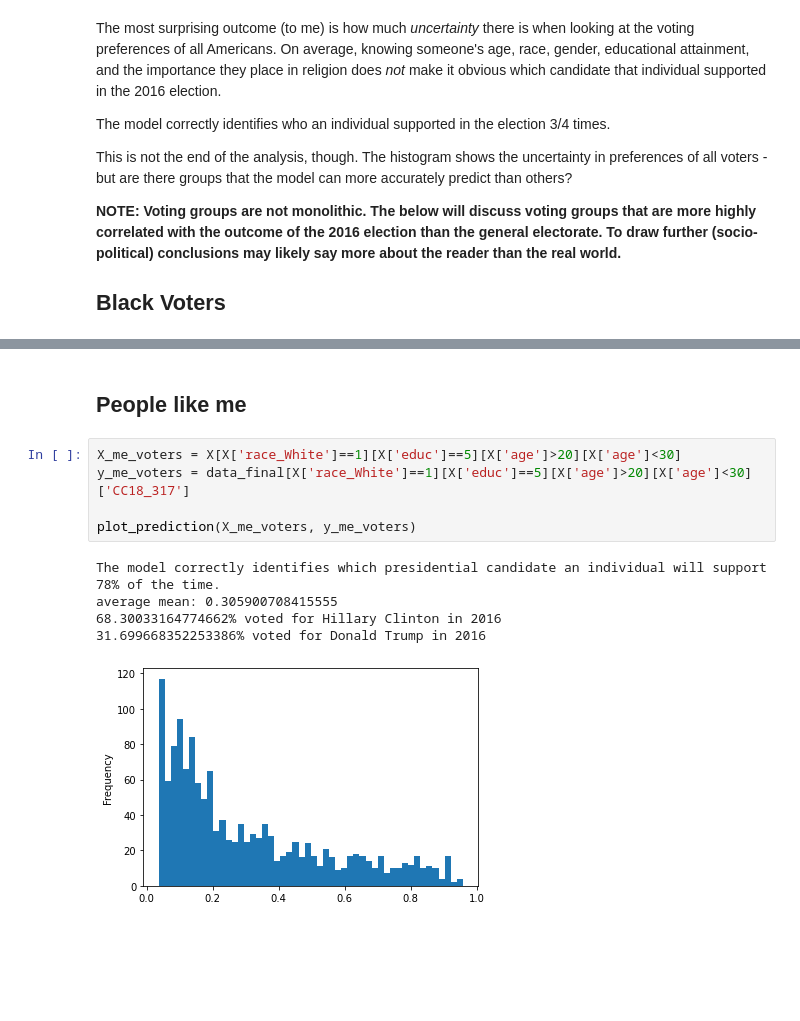
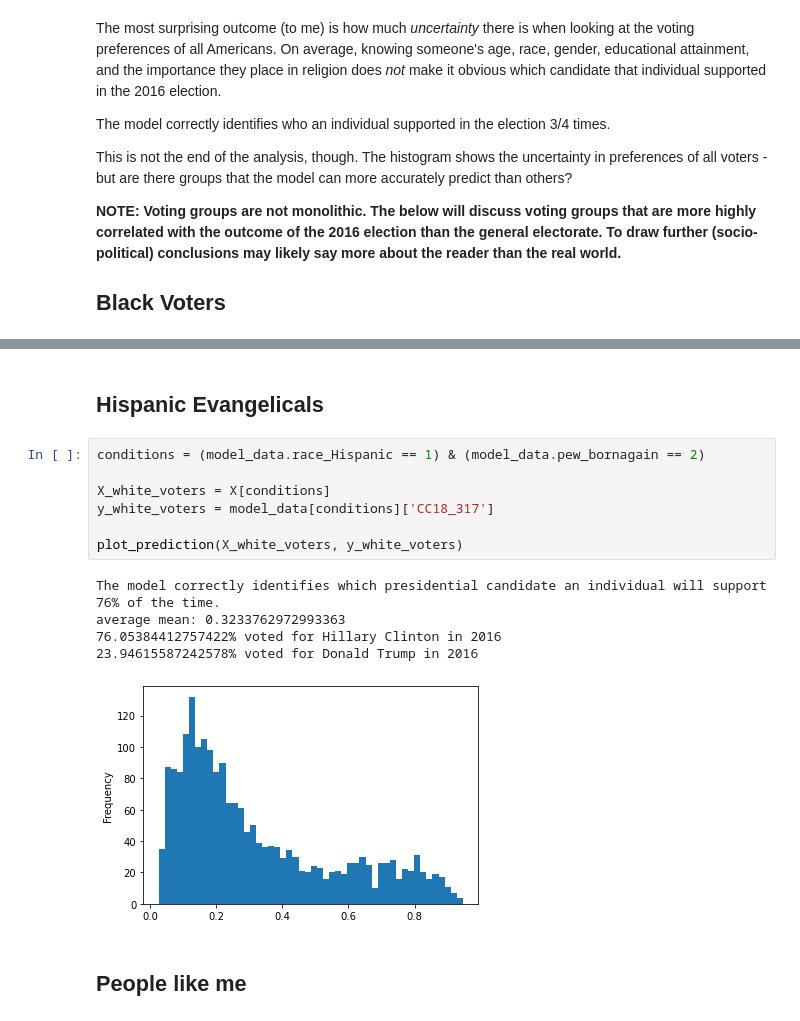
Before and after one commit to bgagnon93/cces_analysis, a Jupyter notebook: election_analysis_identity.ipynb, the cells around one changed output, grey strips where cells are left out. Drawn from its saved outputs; the diff is of its cells as text; blank space fills up the shorter version.

```diff
--- a/election_analysis_identity.ipynb
+++ b/election_analysis_identity.ipynb
@@ -355,16 +348,20 @@ average mean: 0.3970420245760974
 57.691325832796814% voted for Hillary Clinton in 2016
 42.30867416720319% voted for Donald Trump in 2016
 [figure]
+# %% [markdown]
+## Hispanic Evangelicals
+# %%
+conditions = (model_data.race_Hispanic == 1) & (model_data.pew_bornagain == 2)
+
+X_white_voters = X[conditions]
+y_white_voters = model_data[conditions]['CC18_317']
+
+plot_prediction(X_white_voters, y_white_voters)
+# %% [output]
+The model correctly identifies which presidential candidate an individual will support 76% of the time.
+average mean: 0.3233762972993363
+76.05384412757422% voted for Hillary Clinton in 2016
+23.94615587242578% voted for Donald Trump in 2016
+[figure, added]
 # %% [markdown]
 ## People like me
-# %%
-X_me_voters = X[X['race_White']==1][X['educ']==5][X['age']>20][X['age']<30]
-y_me_voters = data_final[X['race_White']==1][X['educ']==5][X['age']>20][X['age']<30]['CC18_317']
-
-plot_prediction(X_me_voters, y_me_voters)
-# %% [output]
-The model correctly identifies which presidential candidate an individual will support 78% of the time.
-average mean: 0.305900708415555
-68.30033164774662% voted for Hillary Clinton in 2016
-31.699668352253386% voted for Donald Trump in 2016
-[figure, removed]
```
Also changed, not shown: parts of 10 cells of this notebook.
